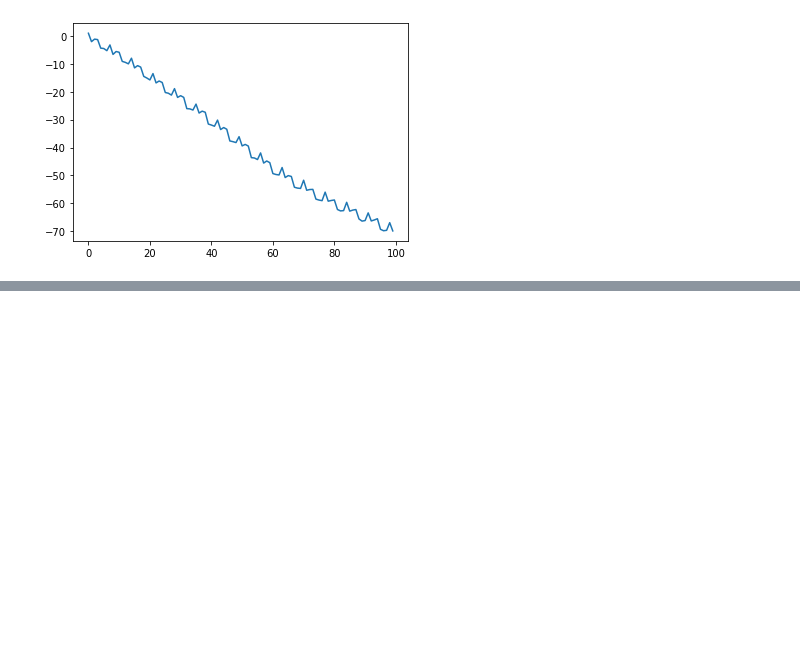
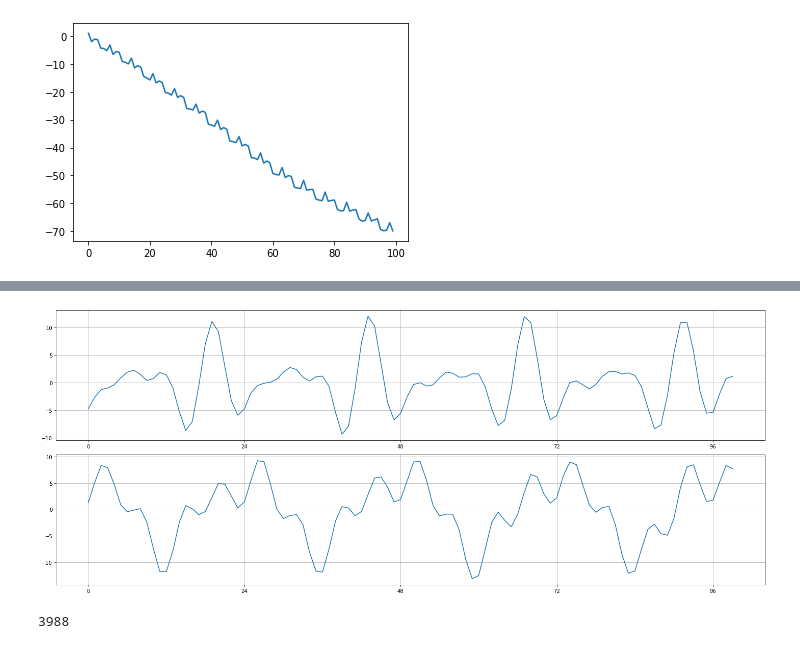
Before and after one commit to kaijennissen/fbprophet, a Jupyter notebook: notebooks/0_Structural_Time_Series.ipynb, the cells around one changed output, grey strips where cells are left out. Drawn from its saved outputs; the diff is of its cells as text; code cells hidden in the pictures; blank space fills up the shorter version.

```diff
--- a/notebooks/0_Structural_Time_Series.ipynb
+++ b/notebooks/0_Structural_Time_Series.ipynb
@@ -601,0 +688,25 @@ plt.plot(y)
+# %%
+from matplotlib import pylab as plt
+
+ssm = tfp.sts.SmoothSeasonalStateSpaceModel(
+    num_timesteps=100,
+    period=24,
+    frequency_multipliers=[1, 2, 3, 4],
+    drift_scale=0.1,
+    initial_state_prior=tfd.MultivariateNormalDiag(
+        scale_diag=tf.fill([8], 2.0)),
+)
+
+fig, axes = plt.subplots(2, figsize=(20,8))
+
+series = ssm.sample(2)
+
+for series, ax in zip(series[..., 0], axes):
+  ax.set_xticks(tf.range(ssm.num_timesteps, delta=ssm.period))
+  ax.grid()
+  ax.plot(series)
+
+plt.tight_layout()
+plt.show()
+# %% [output]
+[figure, added]
@@ -601,0 +737,4 @@ plt.plot(y)
+# %%
+ys.shape[0]
+# %% [output]
+3988
```
Also changed, not shown: parts of 26 cells of this notebook, 10 other files.
